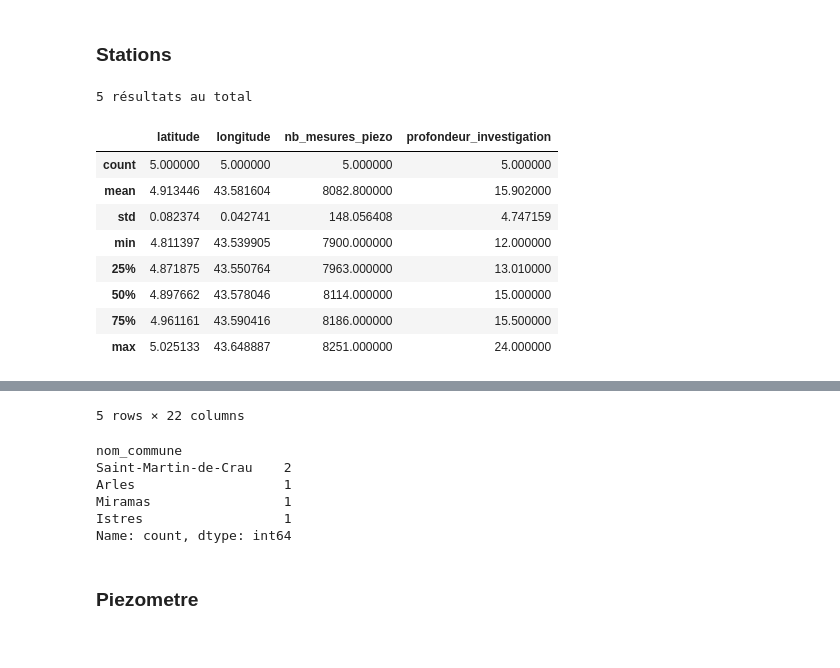
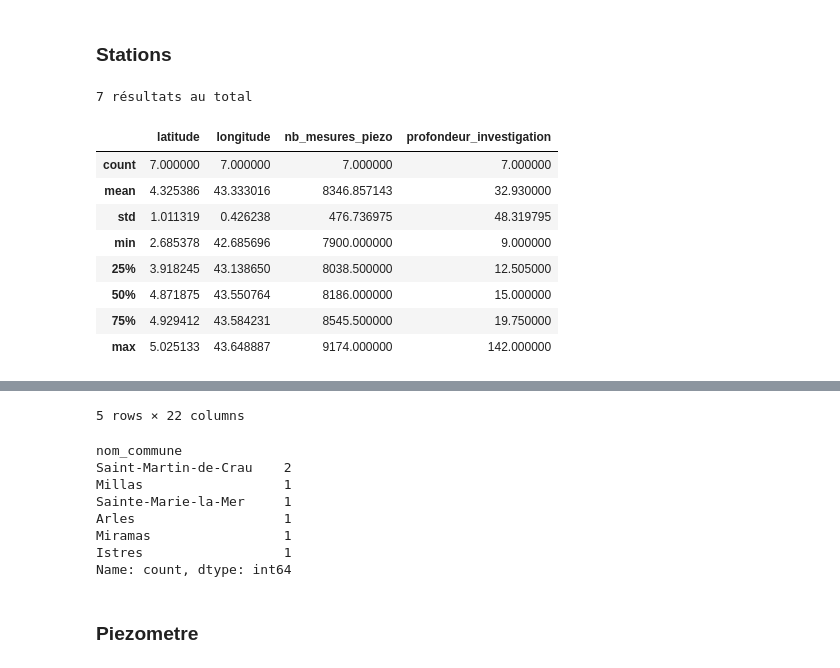
Before and after one commit to lauradmch/NappeCast-forecasting, a Jupyter notebook: notebooks/test_hubeau.ipynb, the cells around one changed output, grey strips where cells are left out. Saved outputs shown, nothing was run; the diff lists cells and outputs as text; code cells hidden in the pictures.

```diff
--- a/notebooks/test_hubeau.ipynb
+++ b/notebooks/test_hubeau.ipynb
@@ -5,32 +5,34 @@ import requests
 import pandas as pd
 import time
 # %%
-
 url = "https://hubeau.eaufrance.fr/api/v1/niveaux_nappes/stations"
-params = {"size": 5000, "code_bss" :"09937X0135/P23B, 09934X0087/P18B, 10193X0151/P29B, 09938X0164/P12B, 10192X0095/P21B"}
+params = {"size": 5000, "code_bss" :"09937X0135/P23B,09934X0087/P18B,10193X0151/P29B,09938X0164/P12B,10192X0095/P21B,10916X0061/F1N4,10906X0039/C2-1"}
+#params = {"size": 5000, "code_departement" :"13"}
 headers = {"accept": "application/json"}
 
 response = requests.get(url, params=params, headers=headers)
 response.raise_for_status()
 
 data = response.json()
 df_station = pd.DataFrame(data["data"])
 df_station = df_station.rename(columns={"code_bss": "code_station", "y": "longitude", "x": "latitude"})
 
 print(data.get("count"), "résultats au total")
 display(df_station.describe())
 display(df_station.head())
 
 display(df_station["nom_commune"].value_counts())
+
+# df_station.to_csv("/home/ronanguilloueee/NappeCast/data/external/station_data_full.csv")
 # %% [output]
-5 résultats au total
+7 résultats au total
 |  | latitude | longitude | nb_mesures_piezo | profondeur_investigation |
-| count | 5.000000 | 5.000000 | 5.000000 | 5.000000 |
-| mean | 4.913446 | 43.581604 | 8082.800000 | 15.902000 |
-| std | 0.082374 | 0.042741 | 148.056408 | 4.747159 |
-| min | 4.811397 | 43.539905 | 7900.000000 | 12.000000 |
-| 25% | 4.871875 | 43.550764 | 7963.000000 | 13.010000 |
-| 50% | 4.897662 | 43.578046 | 8114.000000 | 15.000000 |
-| 75% | 4.961161 | 43.590416 | 8186.000000 | 15.500000 |
-| max | 5.025133 | 43.648887 | 8251.000000 | 24.000000 |
+| count | 7.000000 | 7.000000 | 7.000000 | 7.000000 |
+| mean | 4.325386 | 43.333016 | 8346.857143 | 32.930000 |
+| std | 1.011319 | 0.426238 | 476.736975 | 48.319795 |
+| min | 2.685378 | 42.685696 | 7900.000000 | 9.000000 |
+| 25% | 3.918245 | 43.138650 | 8038.500000 | 12.505000 |
+| 50% | 4.871875 | 43.550764 | 8186.000000 | 15.000000 |
+| 75% | 4.929412 | 43.584231 | 8545.500000 | 19.750000 |
+| max | 5.025133 | 43.648887 | 9174.000000 | 142.000000 |
 |  | code_station | urn_bss | date_debut_mesure | date_fin_mesure | code_commune_insee | nom_commune | latitude | ... |
@@ -42,6 +44,8 @@ display(df_station["nom_commune"].value_counts())
 5 rows × 22 columns
 nom_commune
 Saint-Martin-de-Crau    2
+Millas                  1
+Sainte-Marie-la-Mer     1
 Arles                   1
 Miramas                 1
 Istres                  1
```
Also changed, not shown: parts of 6 cells of this notebook, 4 other files.
